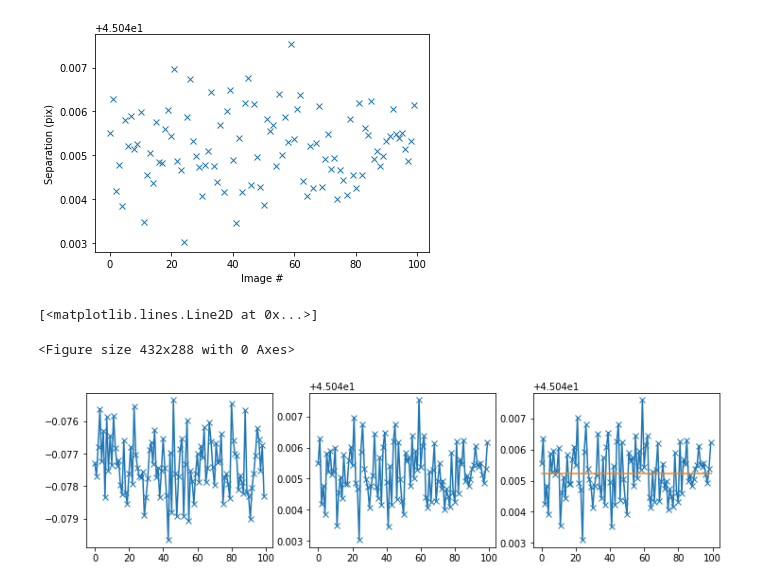
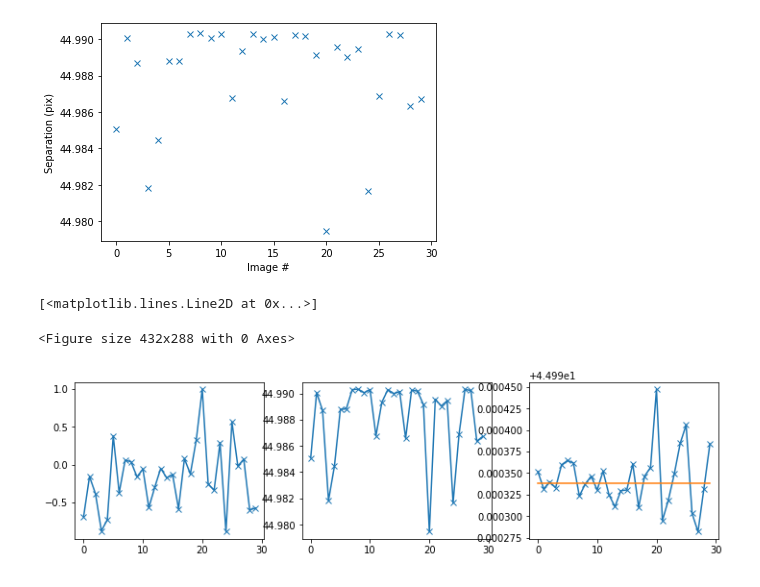
Before and after one commit to ptuthill/Toliman, a Jupyter notebook: COIN/signal_extraction/autocorrelation_model.ipynb, the cells around one changed output. Cells and saved outputs as stored; diff of their text form; code cells hidden in the pictures.

```diff
--- a/COIN/signal_extraction/autocorrelation_model.ipynb
+++ b/COIN/signal_extraction/autocorrelation_model.ipynb
@@ -122,9 +104,12 @@ model_PSF = np.load('../signal_extraction/model_psf.npy')
 # %%
 # Show it
-im = np.load(sim_name+'images/{}.npy'.format(0))
-im = model_PSF
-im = im/im.max()
-autocor = autocorrelate(im,larkin_transform=False,model_PSF=model_PSF)
+im = np.load(sim_name+'images/{}.npy'.format(1))
+# im = model_PSF
+im = im/im.sum()
+autocor = autocorrelate(im,model_PSF=model_PSF)
+# autocor = autocorrelate(autocor,model_PSF=model_PSF)
+
+model_autocor = autocorrelate(model_PSF/model_PSF.sum(),model_PSF=model_PSF)
 
 plt.figure(figsize=(15,9))
 plt.subplot(131)
@@ -132,15 +117,15 @@ plt.imshow(im)
 
 
 plt.subplot(132)
-plt.imshow(autocor)
+plt.imshow(autocor-autocor_ratio*model_autocor)
 
 # We know the rough sep
-rough_sep = 46 # pix
 x,y = np.indices(autocor.shape)
 R = np.hypot(x-autocor.shape[0]//2,y-autocor.shape[1]//2)
 mask = 0*R
 mask[np.abs(R-rough_sep)<5] = 1
 plt.subplot(133)
 plt.imshow(mask*(autocor))
+# plt.savefig('/Users/cheetham/Desktop/fig1.pdf')
 # %% [output]
 <matplotlib.image.AxesImage at 0x...>
@@ -162,33 +160,43 @@ plt.imshow(autocor);plt.title('Autocorrelation');plt.colorbar(fraction=0.046, pa
 # %%
-# Loop over some images
+# Loop over some images and fit to them
 from IPython.display import clear_output
 xs = []
 ys = []
 seps = []
-larkin_transform=False
-for ix in range(100):
+autocor_ratio = 0.68
+background_subtracted = True
+for ix in range(30):
     im = np.load(sim_name+"images/{}.npy".format(ix))
 
-    autocor_image = autocorrelate(im,larkin_transform=larkin_transform,model_PSF=model_PSF,pad=True)
+    autocor_image = autocorrelate(im/np.sum(im),model_PSF=model_PSF,pad=True)
 
-    model = calc_sep(autocor_image,larkin_transform=larkin_transform,plot_resids=False)
+    # Subtract the background?
+    if background_subtracted:
+        autocor_image -= autocor_ratio*model_autocor
 
-    xs.append(model.x_mean_0[0])
-    ys.append(model.y_mean_0[0])
-    seps.append(np.sqrt(model.x_mean_0[0]**2+model.y_mean_0[0]**2))
+    model = autocorrelation_fit(autocor_image,plot_resids=False,rough_sep=rough_sep,background_subtracted=background_subtracted)
+
+    new_x = model.x_mean_0[0]
+    new_y = model.y_mean_0[0]
+
+    new_sep = np.sqrt(new_x**2+new_y**2)
+    xs.append(new_x)
+    ys.append(new_y)
+    seps.append(new_sep)
 
     clear_output(wait=True)
     plt.plot(ys,'x')
     plt.xlabel('Image #')
     plt.ylabel('Separation (pix)')
     plt.show()
 
 xs = np.array(xs)
 ys = np.array(ys)
 seps = np.array(seps)
 # %% [output]
-[figure, old version]
+[figure, new version]
 # %%
+# Can we see the signal?
 signal = np.loadtxt(sim_name+'signal.csv',skiprows=1,delimiter=',')
 plt.clf()
 plt.figure(figsize=(12,3))
@@ -200,10 +208,10 @@ plt.plot(ys,'-x')
 
 plt.subplot(133)
 plt.plot(seps,'-x')
-plt.plot(signal[:,1]+np.median(seps))
+plt.plot(signal[:len(seps),1]+np.median(seps))
 # plt.plot(signal[:,1])
 # %% [output]
 [<matplotlib.lines.Line2D at 0x...>]
 <Figure size 432x288 with 0 Axes>
-[figure, old version]
+[figure, new version]
 # %%
```
Also changed, not shown: parts of 13 cells of this notebook, 3 other files.
